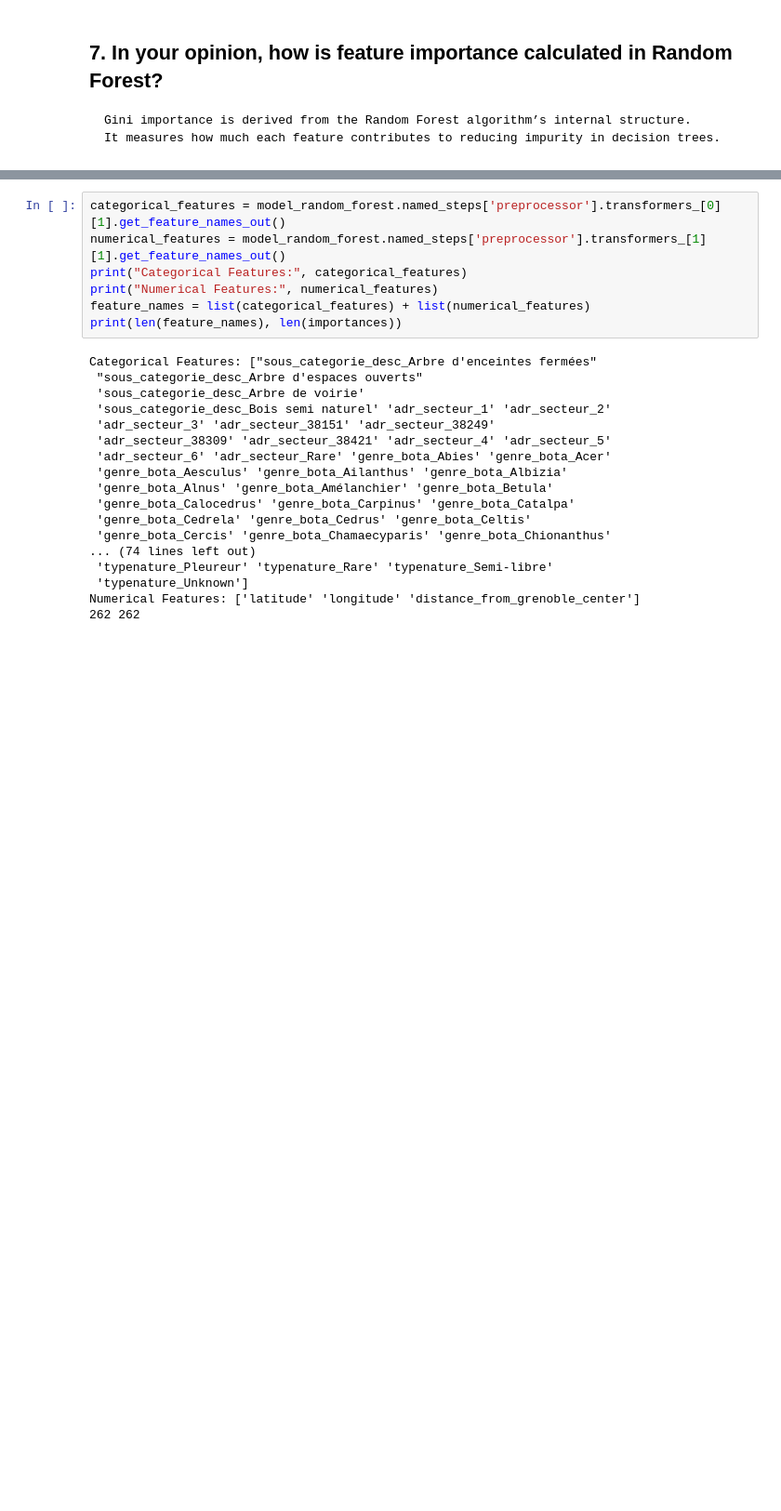
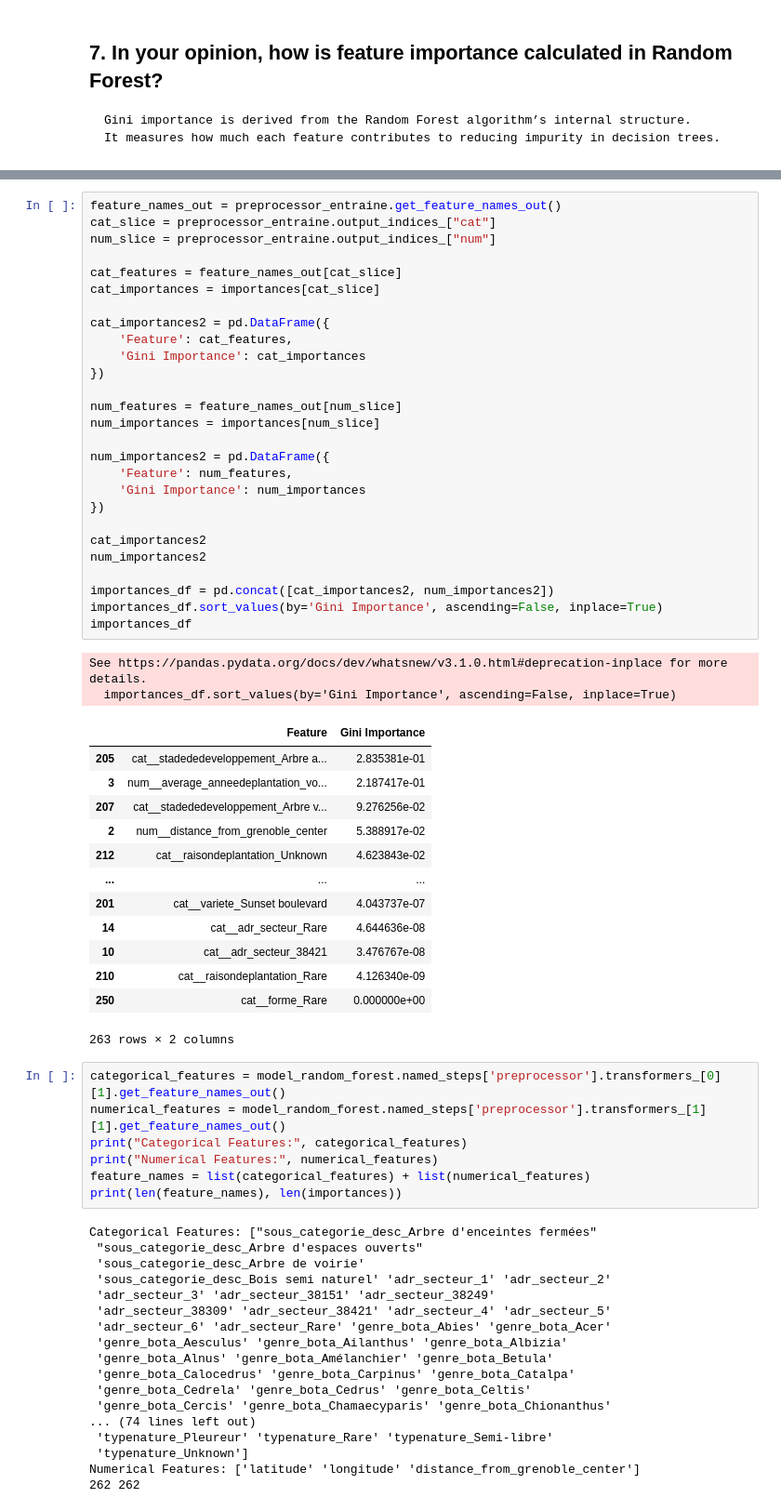
Before and after one commit to laumxt/ML-1, a Jupyter notebook: Notebooks/ML12_GridSearch_RandomForest_Eng_Alexia.ipynb, the cells around one changed output, grey strips where cells are left out. Shown at 93% size. Drawn from its saved outputs; the diff is of its cells as text; blank space fills up the shorter version.

```diff
--- a/Notebooks/ML12_GridSearch_RandomForest_Eng_Alexia.ipynb
+++ b/Notebooks/ML12_GridSearch_RandomForest_Eng_Alexia.ipynb
@@ -651,3 +740,46 @@ cat_importances
+# %%
+feature_names_out = preprocessor_entraine.get_feature_names_out()
+cat_slice = preprocessor_entraine.output_indices_["cat"]
+num_slice = preprocessor_entraine.output_indices_["num"]
+
+cat_features = feature_names_out[cat_slice]
+cat_importances = importances[cat_slice]
+
+cat_importances2 = pd.DataFrame({
+    'Feature': cat_features,
+    'Gini Importance': cat_importances
+})
+
+num_features = feature_names_out[num_slice]
+num_importances = importances[num_slice]
+
+num_importances2 = pd.DataFrame({
+    'Feature': num_features,
+    'Gini Importance': num_importances
+})
+
+cat_importances2
+num_importances2
+
+importances_df = pd.concat([cat_importances2, num_importances2])
+importances_df.sort_values(by='Gini Importance', ascending=False, inplace=True)
+importances_df
+# %% [output]
+See https://pandas.pydata.org/docs/dev/whatsnew/v3.1.0.html#deprecation-inplace for more details.
+  importances_df.sort_values(by='Gini Importance', ascending=False, inplace=True)
+|  | Feature | Gini Importance |
+| 205 | cat__stadededeveloppement_Arbre a... | 2.835381e-01 |
+| 3 | num__average_anneedeplantation_vo... | 2.187417e-01 |
+| 207 | cat__stadededeveloppement_Arbre v... | 9.276256e-02 |
+| 2 | num__distance_from_grenoble_center | 5.388917e-02 |
+| 212 | cat__raisondeplantation_Unknown | 4.623843e-02 |
+| ... | ... | ... |
+| 201 | cat__variete_Sunset boulevard | 4.043737e-07 |
+| 14 | cat__adr_secteur_Rare | 4.644636e-08 |
+| 10 | cat__adr_secteur_38421 | 3.476767e-08 |
+| 210 | cat__raisondeplantation_Rare | 4.126340e-09 |
+| 250 | cat__forme_Rare | 0.000000e+00 |
+263 rows × 2 columns
 # %%
 categorical_features = model_random_forest.named_steps['preprocessor'].transformers_[0][1].get_feature_names_out()
 numerical_features = model_random_forest.named_steps['preprocessor'].transformers_[1][1].get_feature_names_out()
```
Also changed, not shown: parts of 17 cells of this notebook, 5 other files.
